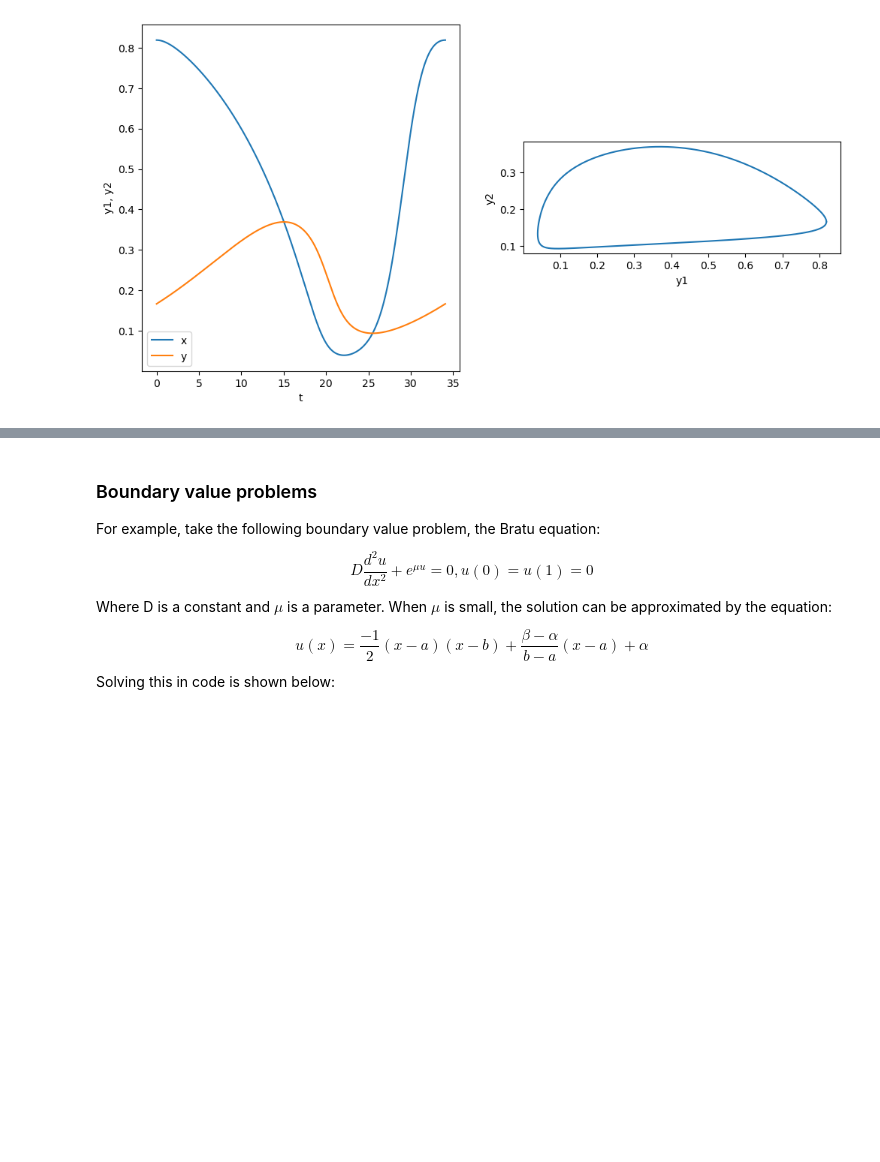
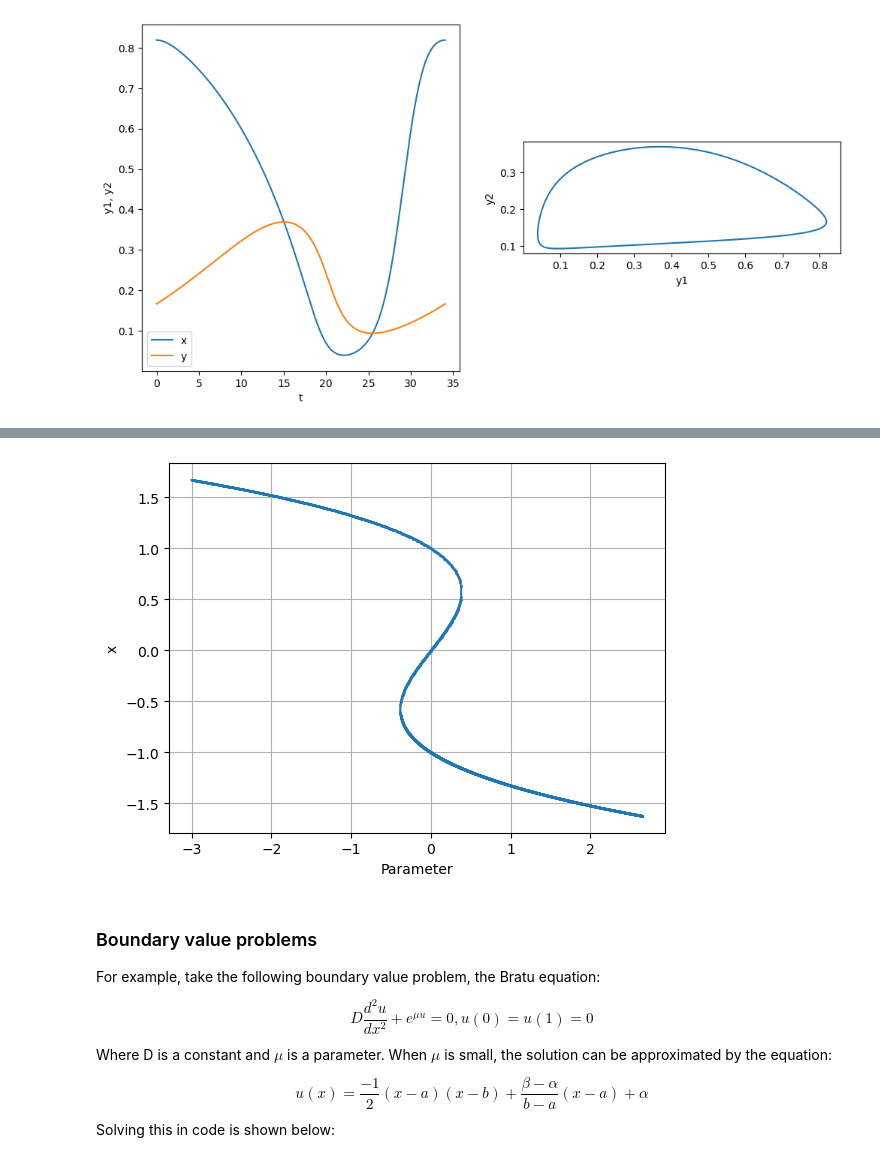
Before and after one commit to dupput/EMAT3008-ScientificComputing, a Jupyter notebook: Report.ipynb, the cells around one changed output, grey strips where cells are left out. Cells and saved outputs as stored; diff of their text form; code cells hidden in the pictures; blank space fills up the shorter version.

```diff
--- a/Report.ipynb
+++ b/Report.ipynb
@@ -145,3 +113,22 @@ Initial condition: [0.8189695113270199, 0.16636149972895542]. Period: 34.0673941
+# %%
+from Helpers.continuation import simple_continuation
+import matplotlib.pyplot as plt
+
+func = lambda t, x, c: [t, x**3 - x + c]
+x0 = 1
+par0 = [-3]
+vary_par = 0
+step_size = 0.01
+max_steps = 2000
+
+x, par, dpars = simple_continuation(func, x0, par0, vary_par, step_size, max_steps, method='arc-length continuation')
+plt.plot(par, x, '.-', markersize=2)
+plt.xlabel('Parameter')
+plt.ylabel('x')
+plt.grid()
+plt.show()
+# %% [output]
+[figure, added]
 # %% [markdown]
 ### Boundary value problems
 
```
Also changed, not shown: parts of 14 cells of this notebook, 1 other file.
